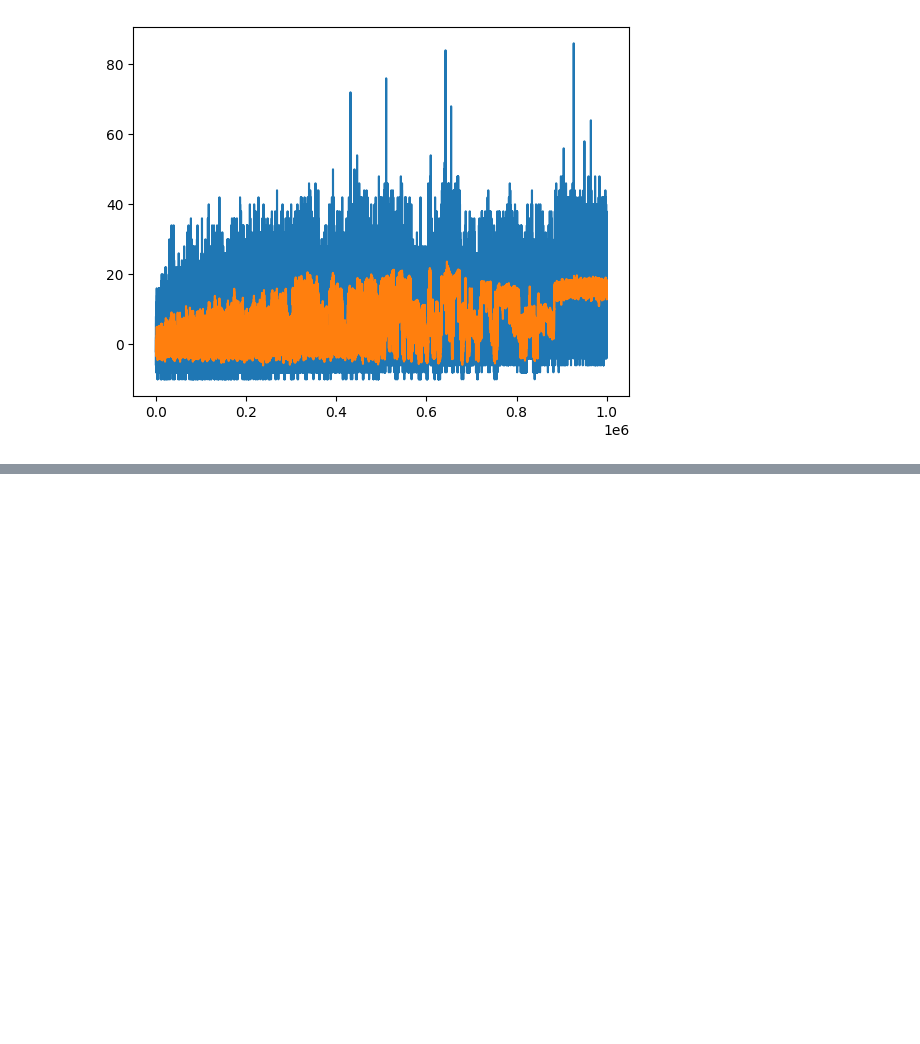
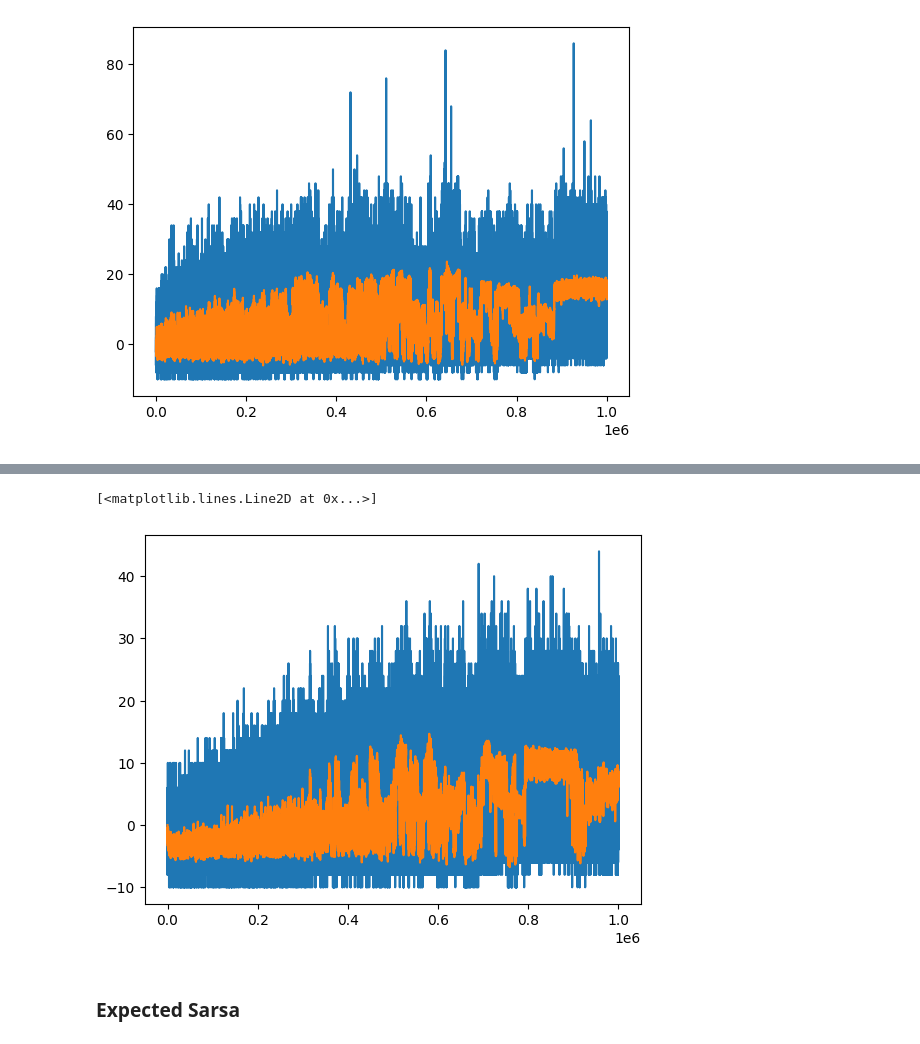
Before and after one commit to s-guiry/tetris-RL, a Jupyter notebook: main.ipynb, the cells around one changed output, grey strips where cells are left out. Cells and saved outputs as stored; diff of their text form; code cells hidden in the pictures; blank space fills up the shorter version.

```diff
--- a/main.ipynb
+++ b/main.ipynb
@@ -227,0 +331,8 @@ plt.plot(average_reward)
+# %%
+env = gym.make("tetris_gymnasium/Tetris", render_mode="human", rewards_mapping=rewards)
+agent = QLearning(env, alpha=0.1, epsilon=0.3, gamma=0.99, timeout=1000)
+
+reward_records = agent.train(num_episodes=1000000)
+
+env.close()
+cv2.destroyAllWindows()
@@ -227,0 +357,19 @@ plt.plot(average_reward)
+# %%
+# FROM CS5180 EXERCISE 7
+
+# Generate recent 50 interval average
+average_reward = []
+for idx in range(len(reward_records)):
+    avg_list = np.empty(shape=(1,), dtype=int)
+    if idx < 50:
+        avg_list = reward_records[:idx+1]
+    else:
+        avg_list = reward_records[idx-49:idx+1]
+    average_reward.append(np.average(avg_list))
+plt.plot(reward_records)
+plt.plot(average_reward)
+# %% [output]
+[<matplotlib.lines.Line2D at 0x...>]
+[figure, added]
+# %% [markdown]
+### Expected Sarsa
```
Also changed, not shown: parts of 14 cells of this notebook.
